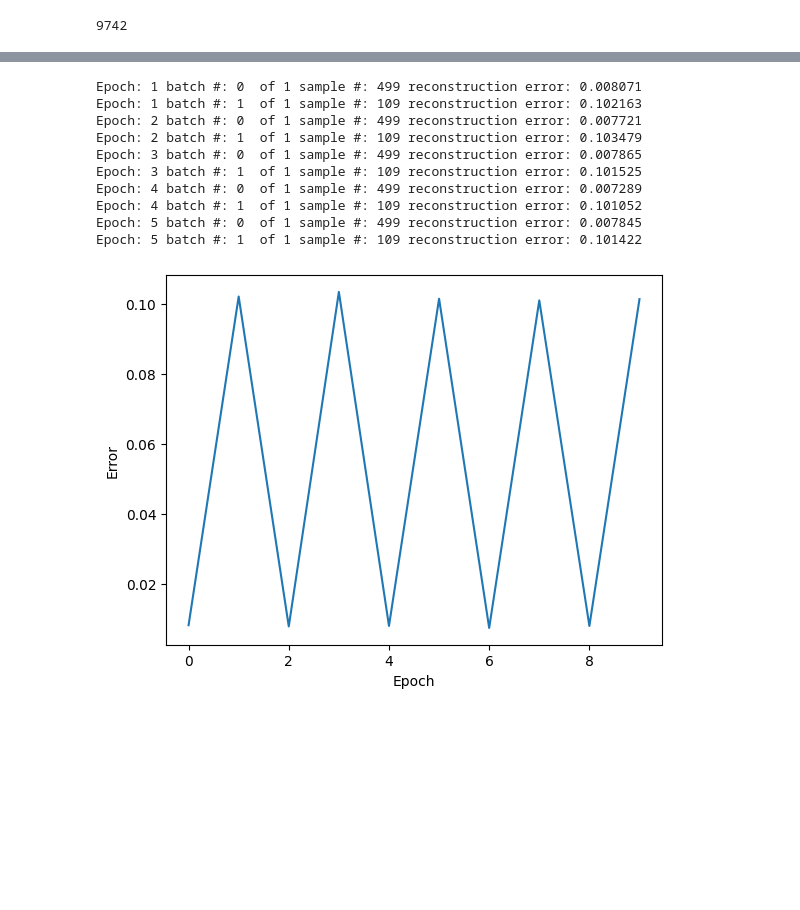
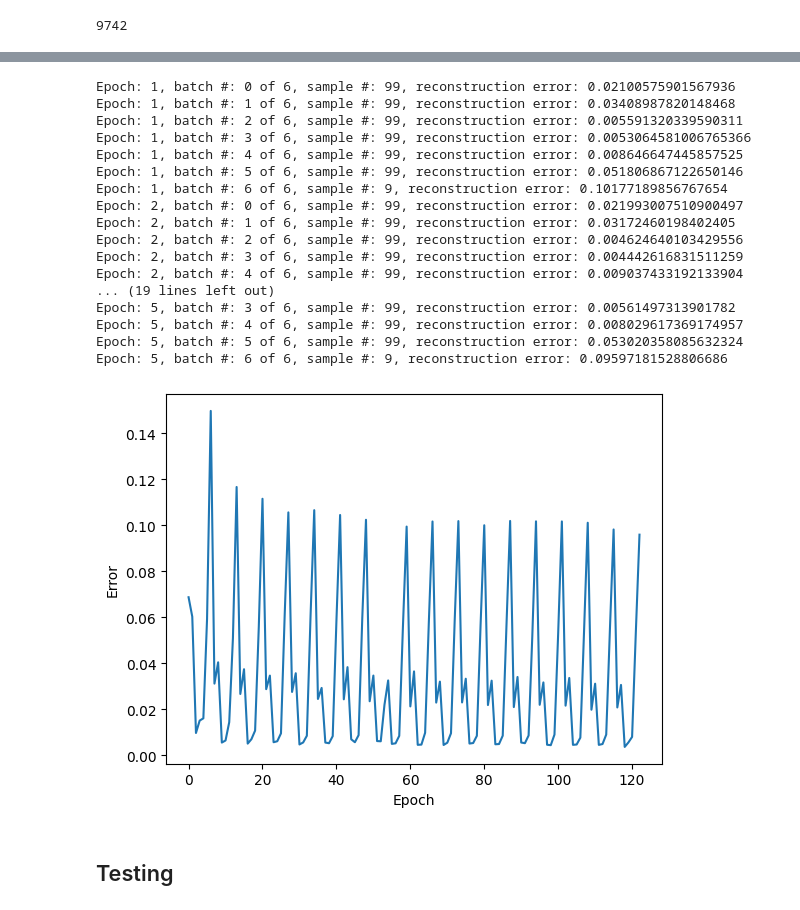
Before and after one commit to giftedemon/Boltzmann-Machines, a Jupyter notebook: implementation.ipynb, the cells around one changed output, grey strips where cells are left out. Drawn from its saved outputs; the diff is of its cells as text; code cells hidden in the pictures; blank space fills up the shorter version.

```diff
--- a/implementation.ipynb
+++ b/implementation.ipynb
@@ -43,3 +48,0 @@ ratings_df.head()
-# %%
-movies_df.columns = ['MovieID', 'Title', 'Genres']
-ratings_df.columns = ['UserID', 'MovieID', 'Rating', 'Timestamp']
@@ -53,8 +49,10 @@ ratings_df.columns = ['UserID', 'MovieID', 'Rating', 'Timestamp']
 # %%
-user_rating_df = ratings_df.pivot(index='UserID', columns='MovieID', values='Rating')
+# userId as rows and movieId as columns
+user_rating_df = ratings_df.pivot(index='userId', columns='movieId', values='rating')
 
+# Normalizing
 norm_user_rating_df = user_rating_df.fillna(0) / 5.0
 trX = norm_user_rating_df.values
-
-trX[0:5]
+print(len(trX))
+trX[0:10]
 # %% [output]
@@ -124,75 +107,72 @@ error 0.49095023
+# %%
+epochs = 5
+batchsize = 100
+errors = []
+weights = []
+K=1
+alpha = 0.1
 # %%
-epochs = 5
-batchsize = 500
-errors = []
-weights = []
-K=1
-alpha = 0.1
-
 #creating datasets
 train_ds = \
     tf.data.Dataset.from_tensor_slices((np.float32(trX))).batch(batchsize)
 
-
-
-#for i in range(epochs):
-#    for start, end in zip( range(0, len(trX), batchsize), range(batchsize, len(trX), batchsize)):
-#        batch = trX[start:end]
-#        cur_w = sess.run(update_w, feed_dict={v0: batch, W: prv_w, vb: prv_vb, hb: prv_hb})
-#        cur_vb = sess.run(update_vb, feed_dict={v0: batch, W: prv_w, vb: prv_vb, hb: prv_hb})
-#        cur_nb = sess.run(update_hb, feed_dict={v0: batch, W: prv_w, vb: prv_vb, hb: prv_hb})
-#        prv_w = cur_w
-#        prv_vb = cur_vb
-#        prv_hb = cur_hb
-#    errors.append(sess.run(err_sum, feed_dict={v0: trX, W: cur_w, vb: cur_vb, hb: cur_hb}))
-#    print (errors[-1])
 v0_state=v0
 for epoch in range(epochs):
     batch_number = 0
     for batch_x in train_ds:
 
         for i_sample in range(len(batch_x)):
             for k in range(K):
+                # positive phase
                 v0_state = batch_x[i_sample]
                 h0_state = hidden_layer(v0_state, W, hb)
-                v1_state = reconstructed_output(h0_state, W, vb)
+
+                # negative phase
+                v1_state = reconstruction(h0_state, W, vb)
                 h1_state = hidden_layer(v1_state, W, hb)
 
                 delta_W = tf.matmul(tf.transpose([v0_state]), h0_state) - tf.matmul(tf.transpose([v1_state]), h1_state)
                 W = W + alpha * delta_W
 
                 vb = vb + alpha * tf.reduce_mean(v0_state - v1_state, 0)
                 hb = hb + alpha * tf.reduce_mean(h0_state - h1_state, 0)
 
                 v0_state = v1_state
 
             if i_sample == len(batch_x)-1:
                 err = error(batch_x[i_sample], v1_state)
                 errors.append(err)
                 weights.append(W)
-                print ( 'Epoch: %d' % (epoch + 1),
-                       "batch #: %i " % batch_number, "of %i" % (len(trX)/batchsize),
-                       "sample #: %i" % i_sample,
-                       'reconstruction error: %f' % err)
+                print(f"Epoch: {epoch + 1}, batch #: {batch_number} of {int(len(trX) / batchsize)}, sample #: {i_sample}, reconstruction error: {err}")
+
         batch_number += 1
 
 
 
 
 plt.plot(errors)
 plt.ylabel('Error')
 plt.xlabel('Epoch')
 plt.show()
 # %% [output]
-Epoch: 1 batch #: 0  of 1 sample #: 499 reconstruction error: 0.008071
-Epoch: 1 batch #: 1  of 1 sample #: 109 reconstruction error: 0.102163
-Epoch: 2 batch #: 0  of 1 sample #: 499 reconstruction error: 0.007721
-Epoch: 2 batch #: 1  of 1 sample #: 109 reconstruction error: 0.103479
-Epoch: 3 batch #: 0  of 1 sample #: 499 reconstruction error: 0.007865
-Epoch: 3 batch #: 1  of 1 sample #: 109 reconstruction error: 0.101525
-Epoch: 4 batch #: 0  of 1 sample #: 499 reconstruction error: 0.007289
-Epoch: 4 batch #: 1  of 1 sample #: 109 reconstruction error: 0.101052
-Epoch: 5 batch #: 0  of 1 sample #: 499 reconstruction error: 0.007845
-Epoch: 5 batch #: 1  of 1 sample #: 109 reconstruction error: 0.101422
+Epoch: 1, batch #: 0 of 6, sample #: 99, reconstruction error: 0.02100575901567936
+Epoch: 1, batch #: 1 of 6, sample #: 99, reconstruction error: 0.03408987820148468
+Epoch: 1, batch #: 2 of 6, sample #: 99, reconstruction error: 0.005591320339590311
+Epoch: 1, batch #: 3 of 6, sample #: 99, reconstruction error: 0.0053064581006765366
+Epoch: 1, batch #: 4 of 6, sample #: 99, reconstruction error: 0.008646647445857525
+Epoch: 1, batch #: 5 of 6, sample #: 99, reconstruction error: 0.051806867122650146
+Epoch: 1, batch #: 6 of 6, sample #: 9, reconstruction error: 0.10177189856767654
+Epoch: 2, batch #: 0 of 6, sample #: 99, reconstruction error: 0.021993007510900497
+Epoch: 2, batch #: 1 of 6, sample #: 99, reconstruction error: 0.03172460198402405
+Epoch: 2, batch #: 2 of 6, sample #: 99, reconstruction error: 0.004624640103429556
+Epoch: 2, batch #: 3 of 6, sample #: 99, reconstruction error: 0.004442616831511259
+Epoch: 2, batch #: 4 of 6, sample #: 99, reconstruction error: 0.009037433192133904
+... (19 lines left out)
+Epoch: 5, batch #: 3 of 6, sample #: 99, reconstruction error: 0.00561497313901782
+Epoch: 5, batch #: 4 of 6, sample #: 99, reconstruction error: 0.008029617369174957
+Epoch: 5, batch #: 5 of 6, sample #: 99, reconstruction error: 0.053020358085632324
+Epoch: 5, batch #: 6 of 6, sample #: 9, reconstruction error: 0.09597181528806686
-[figure, old version]
+[figure, new version]
+# %% [markdown]
+## Testing
 # %%
```
Also changed, not shown: parts of 11 cells of this notebook, 10 other files.
